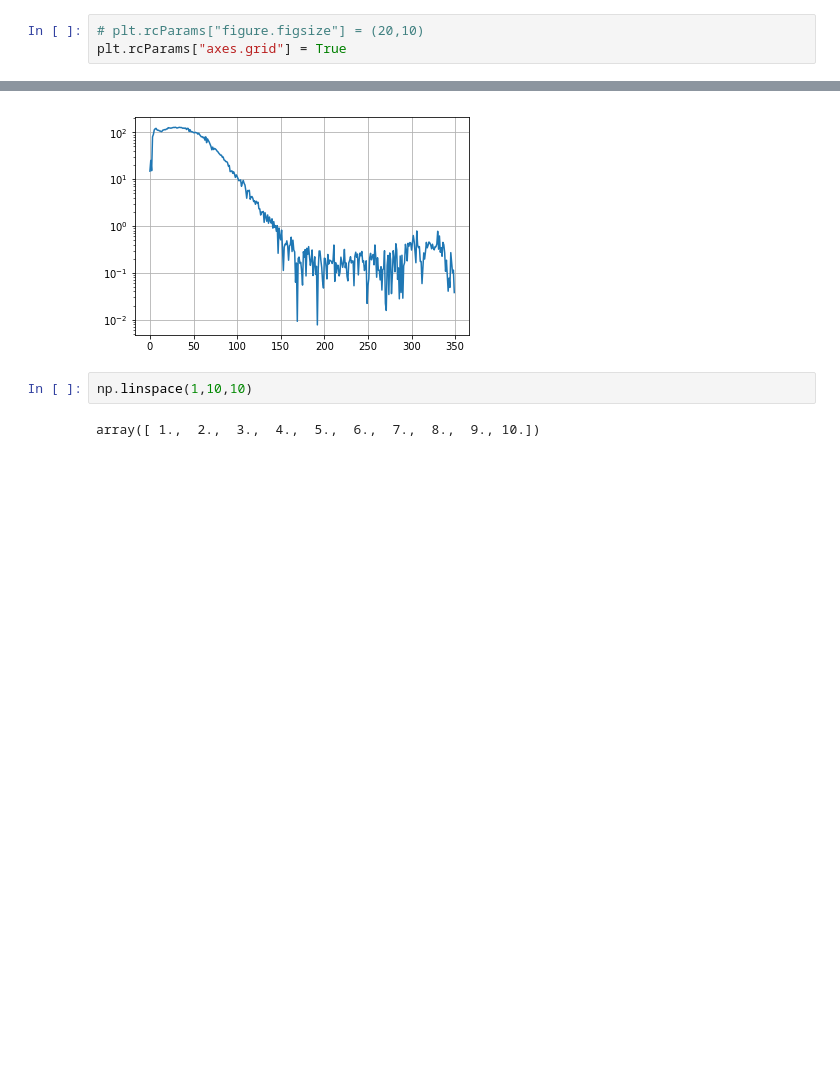
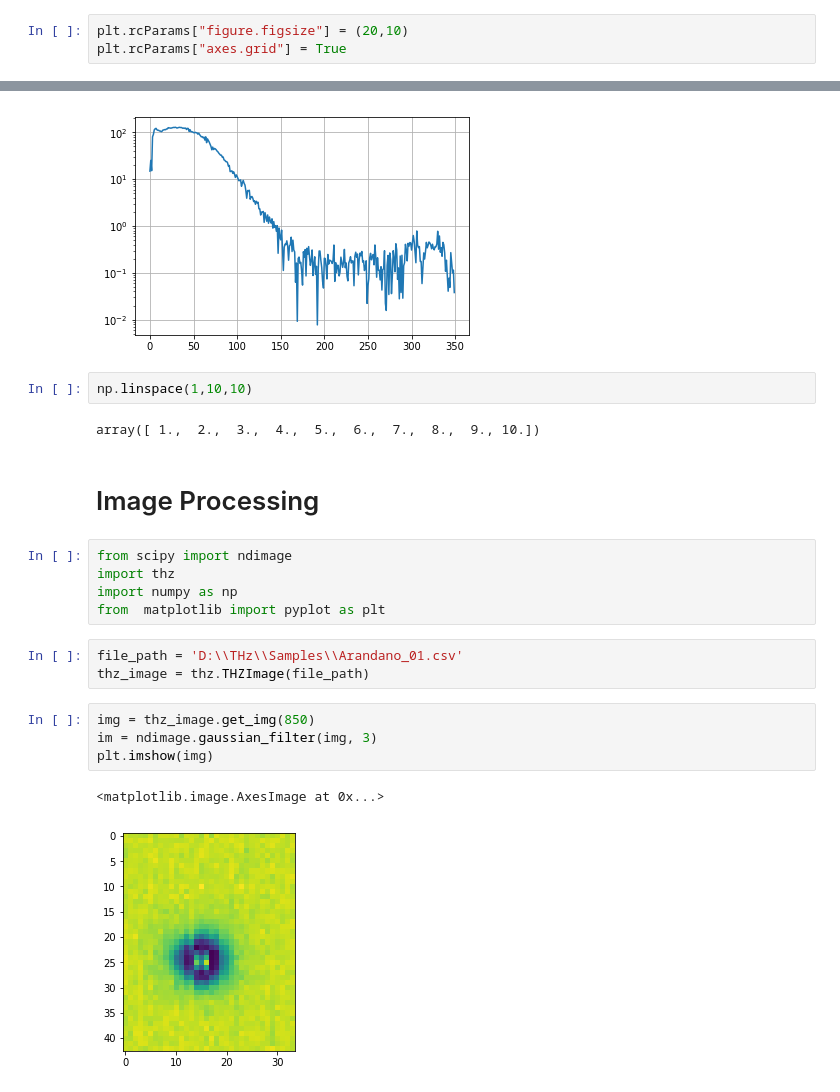
Before and after one commit to 4c1dhydr4/thz, a Jupyter notebook: testing_notebook.ipynb, the cells around one changed output, grey strips where cells are left out. Saved outputs shown, nothing was run; the diff lists cells and outputs as text; blank space fills up the shorter version.

```diff
--- a/testing_notebook.ipynb
+++ b/testing_notebook.ipynb
@@ -5,7 +5,7 @@ import thz
 import numpy as np
 from  matplotlib import pyplot as plt
 # %%
-# plt.rcParams["figure.figsize"] = (20,10)
+plt.rcParams["figure.figsize"] = (20,10)
 plt.rcParams["axes.grid"] = True
 # %%
 file_path = 'D:\\THz\\Samples\\Arandano_01.csv'
@@ -84,3 +84,20 @@ plt.semilogy(fourier[0:350])
 np.linspace(1,10,10)
 # %% [output]
 array([ 1.,  2.,  3.,  4.,  5.,  6.,  7.,  8.,  9., 10.])
+# %% [markdown]
+# Image Processing
+# %%
+from scipy import ndimage
+import thz
+import numpy as np
+from  matplotlib import pyplot as plt
+# %%
+file_path = 'D:\\THz\\Samples\\Arandano_01.csv'
+thz_image = thz.THZImage(file_path)
+# %%
+img = thz_image.get_img(850)
+im = ndimage.gaussian_filter(img, 3)
+plt.imshow(img)
+# %% [output]
+<matplotlib.image.AxesImage at 0x...>
+[figure, added]
```
Also changed, not shown: parts of 10 cells of this notebook, 12 other files.
